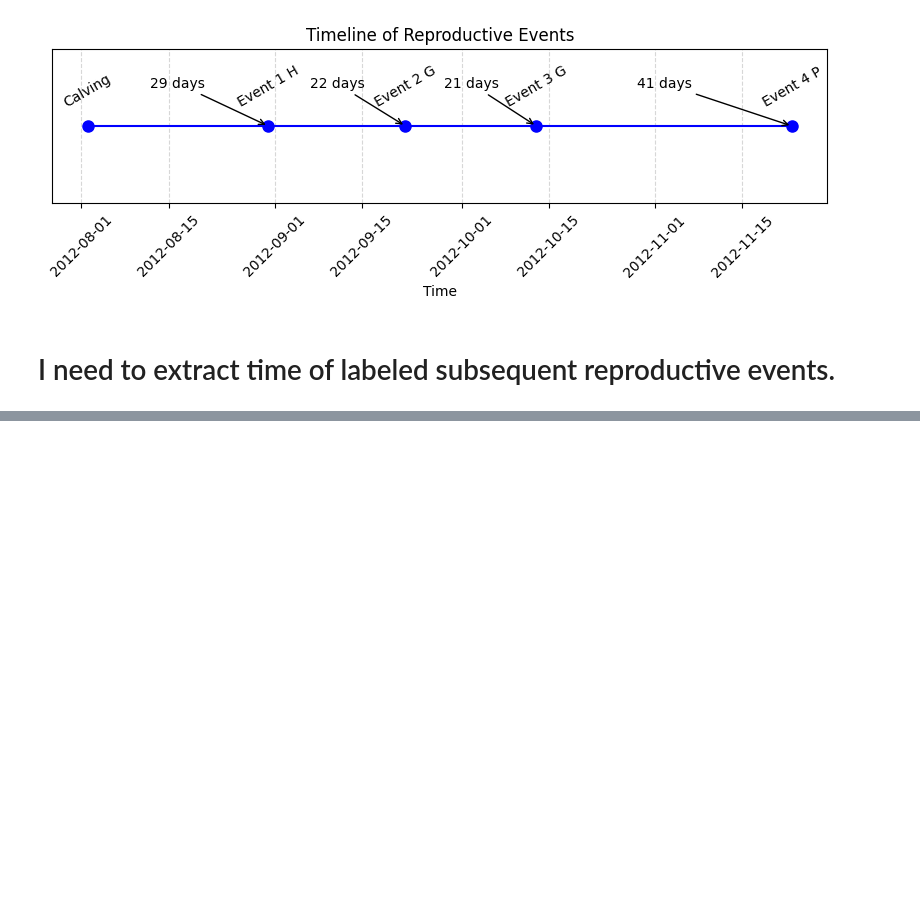
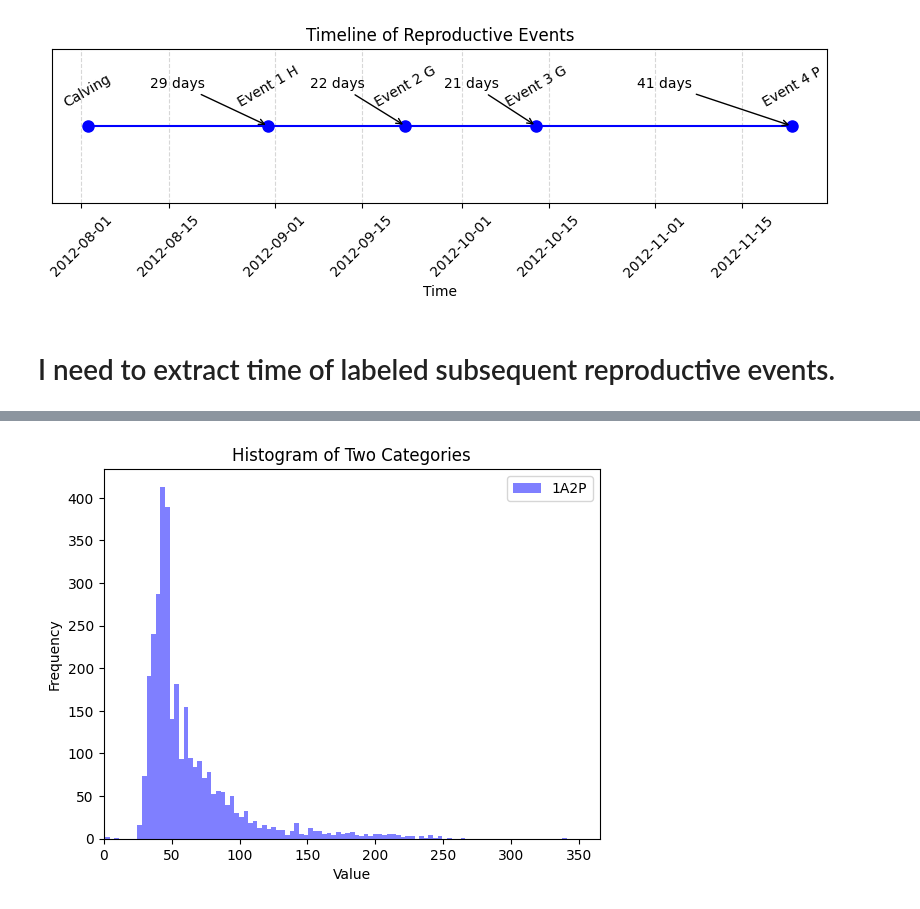
Before and after one commit to jagcha/JEPL, a Jupyter notebook: core/US25UW990JEPL.02.ipynb, the cells around one changed output, grey strips where cells are left out. Saved outputs shown, nothing was run; the diff lists cells and outputs as text; code cells hidden in the pictures; blank space fills up the shorter version.

```diff
--- a/core/US25UW990JEPL.02.ipynb
+++ b/core/US25UW990JEPL.02.ipynb
@@ -236,0 +282,46 @@ Name: f5X322, Length: 204, dtype: object
+# %%
+stp = 0
+td = {}
+for k in md2:
+    td[k] = copy.deepcopy(md2[k])
+    stp += 1
+    if stp == 10:
+        break
+# %%
+for k in td:
+    if len(k) == 4:
+        continue
+    else:
+        # print(td[k])
+        for l in td[k]:
+            i=0
+            while i+1 <= len(l) - 1:
+                l[i+1] = l[i] + l[i+1]
+                i+=1
+# %%
+# One histogram:
+v = []
+for l in td['1A2P']:
+    v += [l[0]]
+# %%
+import matplotlib.pyplot as plt
+
+# Example data
+cat1 = v
+
+# Plot histograms
+plt.hist(cat1, bins=100, alpha=0.5, label='1A2P', color='blue')
+
+# Add legend and labels
+plt.legend()
+plt.title("Histogram of Two Categories")
+plt.xlabel("Value")
+plt.ylabel("Frequency")
+
+plt.xlim(0, 365)
+
+# Show plot
+plt.show()
+plt.close()
+# %% [output]
+[figure, added]
```
Also changed, not shown: parts of 21 cells of this notebook, 2 other files.
